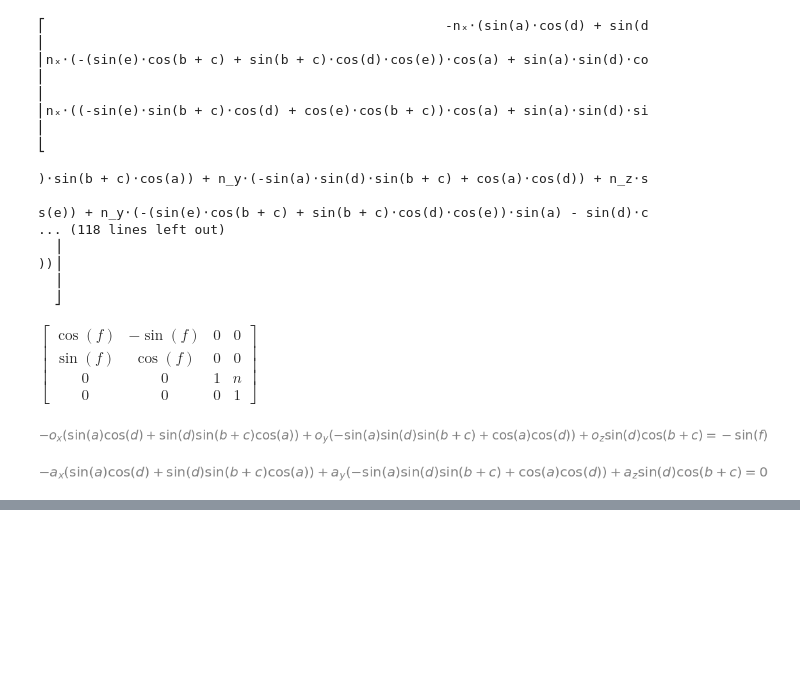
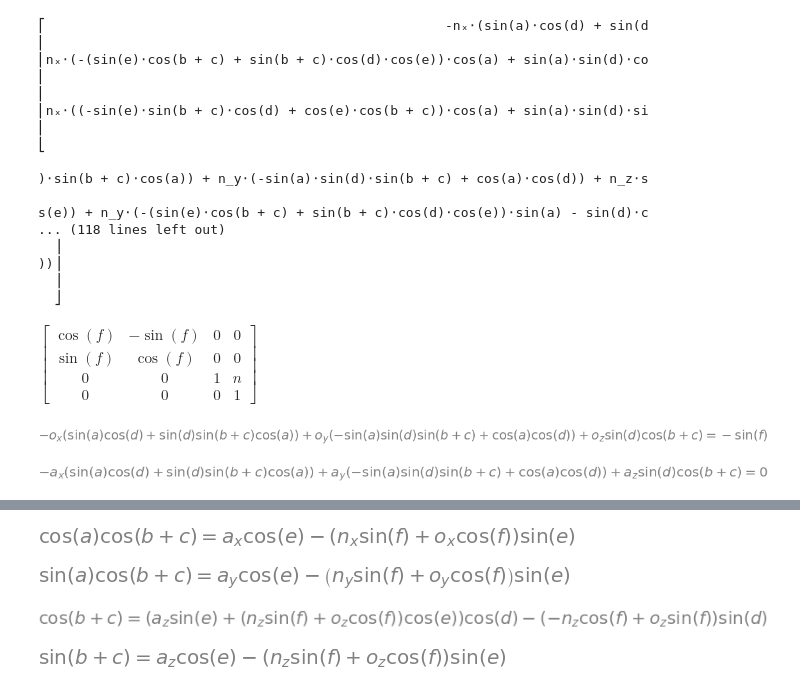
Before and after one commit to maeda-lab/Scaledown, a Jupyter notebook: miyamoto/44マトリクス解く.ipynb, the cells around one changed output, grey strips where cells are left out. Cells and saved outputs as stored; diff of their text form; code cells hidden in the pictures; blank space fills up the shorter version.

```diff
--- a/miyamoto/44マトリクス解く.ipynb
+++ b/miyamoto/44マトリクス解く.ipynb
@@ -492,0 +550,4 @@ sym.Eq(A5iA4iA3iA2iA1iT6[idx] , A6[idx])
+# %%
+# p.80
+T6A6iA5iA4i = sym.trigsimp(T6*A6inv*A5inv*A4inv)
+T6A6iA5iA4i
@@ -492,0 +556,20 @@ sym.Eq(A5iA4iA3iA2iA1iT6[idx] , A6[idx])
+# %%
+idx = 2
+sym.Eq(A123[idx] , T6A6iA5iA4i[idx])
+# %% [output]
+[figure, added]
+# %%
+idx = 6
+sym.Eq(A123[idx], T6A6iA5iA4i[idx])
+# %% [output]
+[figure, added]
+# %%
+idx = 9
+sym.Eq(A123[idx], T6A6iA5iA4i[idx])
+# %% [output]
+[figure, added]
+# %%
+idx = 10
+sym.Eq(A123[idx], T6A6iA5iA4i[idx])
+# %% [output]
+[figure, added]
```
Also changed, not shown: parts of 13 cells of this notebook.
